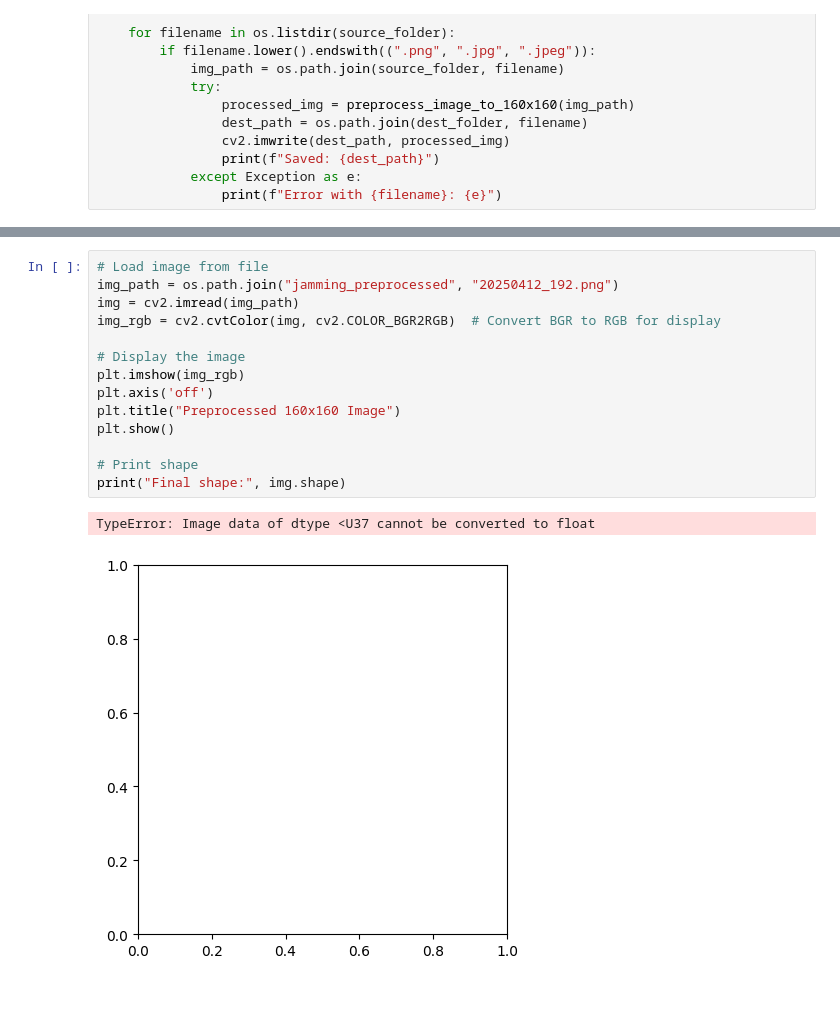
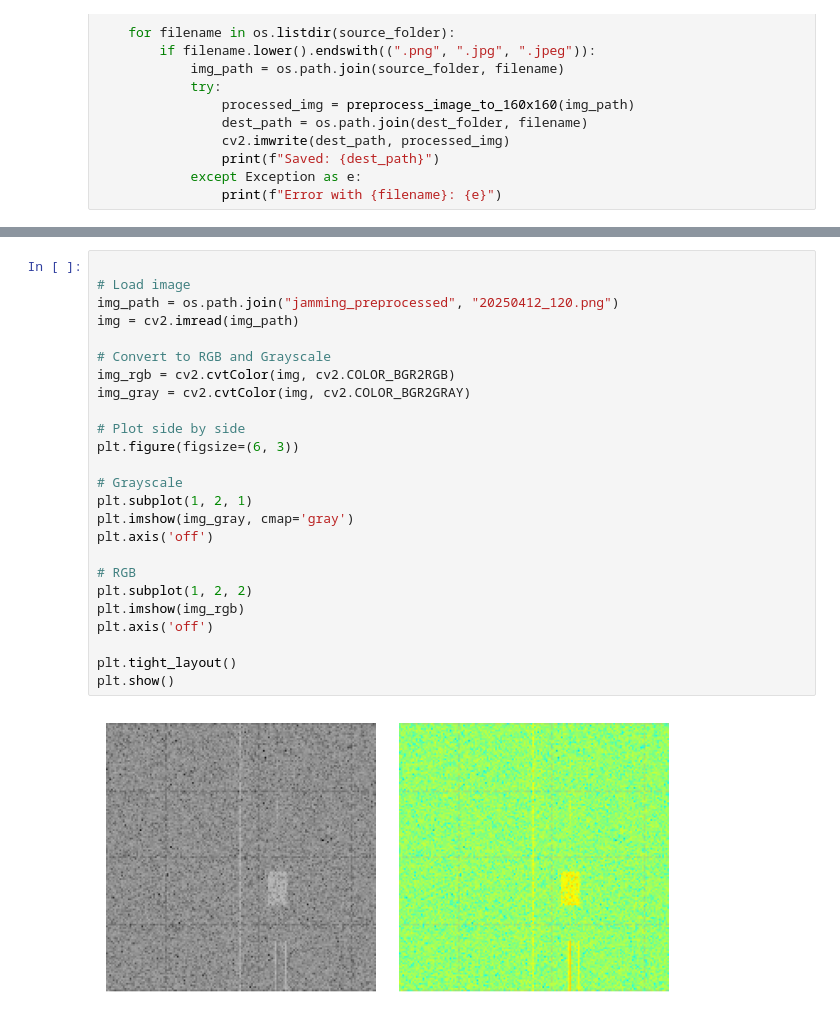
Before and after one commit to panitsasi/fedJam, a Jupyter notebook: preprocessing.ipynb, the cells around one changed output, grey strips where cells are left out. Saved outputs shown, nothing was run; the diff lists cells and outputs as text.

```diff
--- a/preprocessing.ipynb
+++ b/preprocessing.ipynb
@@ -66,19 +67,29 @@ Saved: jamming_preprocessed/20250412_6.png
 Saved: jamming_preprocessed/20250412_22.png
 Saved: jamming_preprocessed/20250412_135.png
 # %%
-# Load image from file
-img_path = os.path.join("jamming_preprocessed", "20250412_192.png")
+
+# Load image
+img_path = os.path.join("jamming_preprocessed", "20250412_120.png")
 img = cv2.imread(img_path)
-img_rgb = cv2.cvtColor(img, cv2.COLOR_BGR2RGB)  # Convert BGR to RGB for display
 
-# Display the image
+# Convert to RGB and Grayscale
+img_rgb = cv2.cvtColor(img, cv2.COLOR_BGR2RGB)
+img_gray = cv2.cvtColor(img, cv2.COLOR_BGR2GRAY)
+
+# Plot side by side
+plt.figure(figsize=(6, 3))
+
+# Grayscale
+plt.subplot(1, 2, 1)
+plt.imshow(img_gray, cmap='gray')
+plt.axis('off')
+
+# RGB
+plt.subplot(1, 2, 2)
 plt.imshow(img_rgb)
 plt.axis('off')
-plt.title("Preprocessed 160x160 Image")
+
+plt.tight_layout()
 plt.show()
-
-# Print shape
-print("Final shape:", img.shape)
 # %% [output]
-TypeError: Image data of dtype <U37 cannot be converted to float
-[figure, old version]
+[figure, new version]
```
Also changed, not shown: parts of 1 cell of this notebook.
